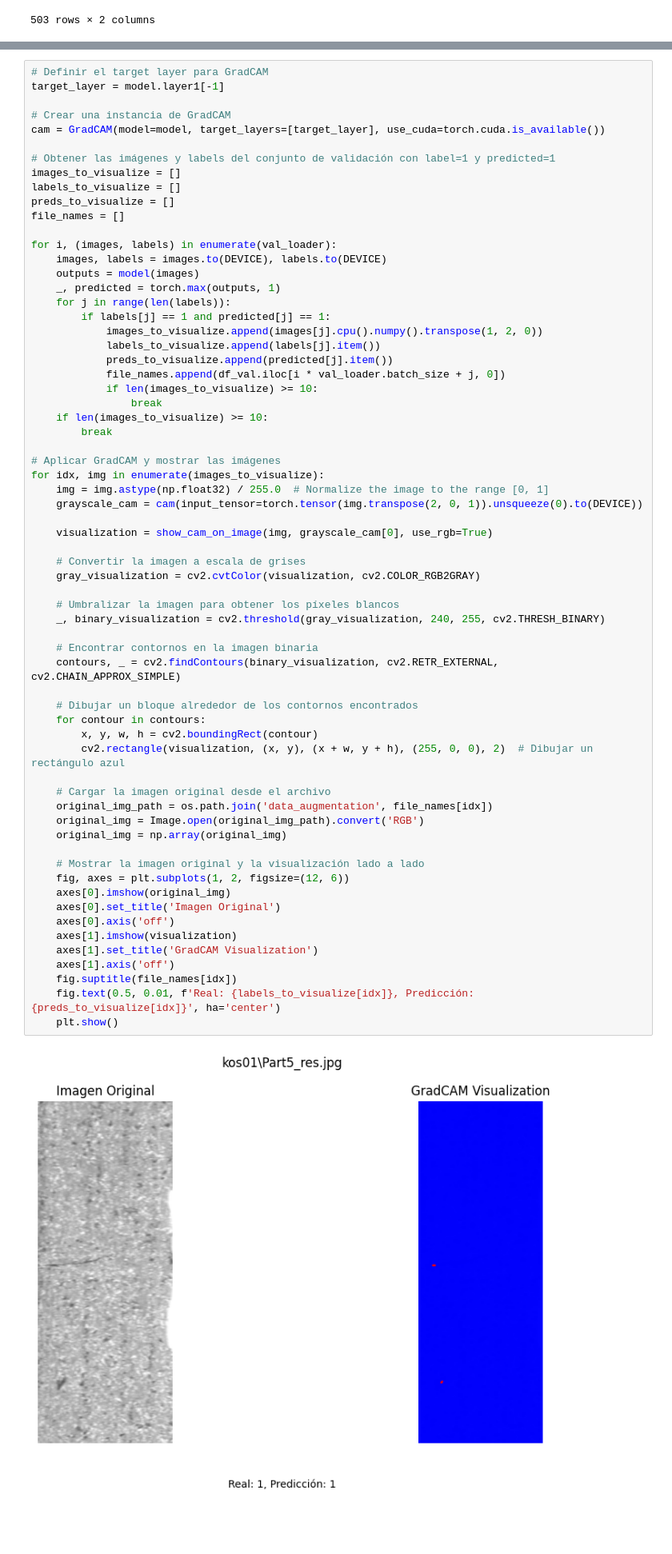
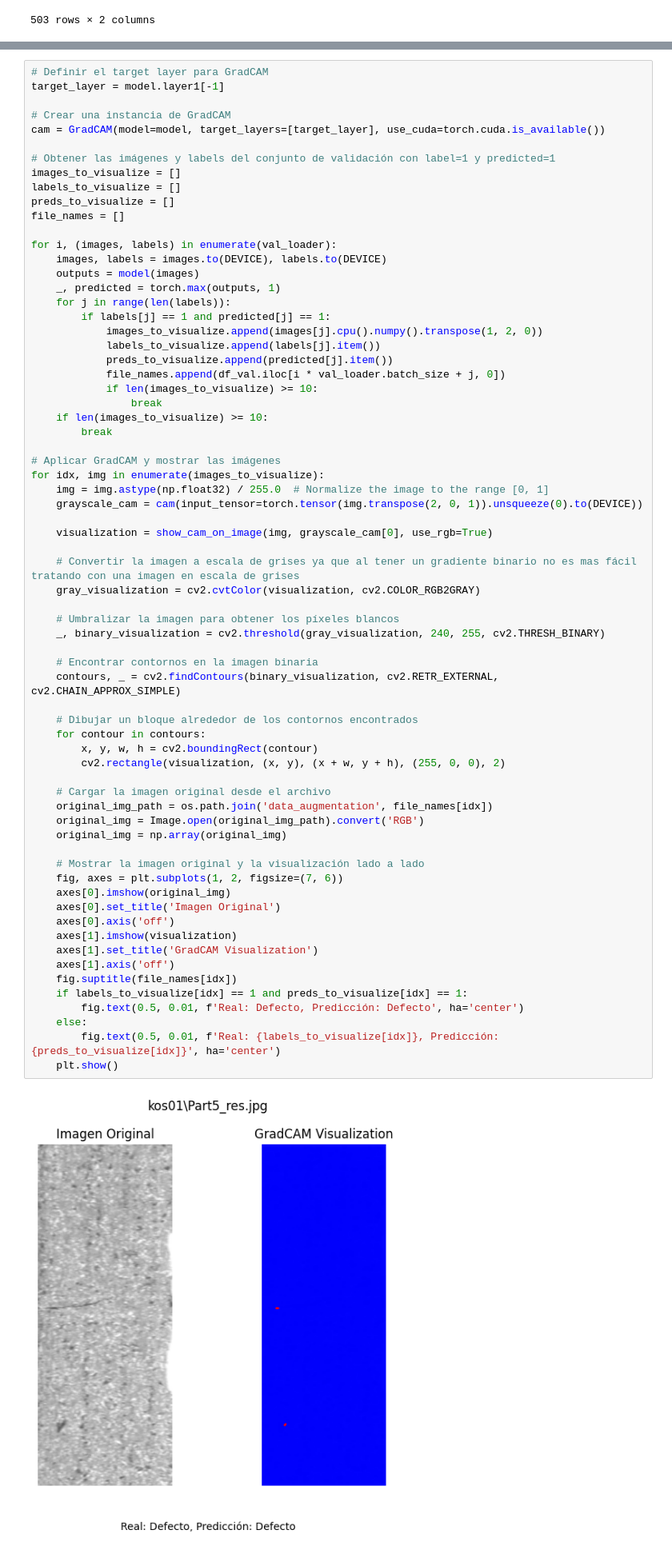
Before and after one commit to adriani94bil/Mantenimiento_Predictivo_PBL_grupo02, a Jupyter notebook: src/gradient_visualization.ipynb, the cells around one changed output, grey strips where cells are left out. Shown at 80% size. Saved outputs shown, nothing was run; the diff lists cells and outputs as text; blank space fills up the shorter version.

```diff
--- a/src/gradient_visualization.ipynb
+++ b/src/gradient_visualization.ipynb
@@ -232,35 +234,38 @@ for idx, img in enumerate(images_to_visualize):
 
     visualization = show_cam_on_image(img, grayscale_cam[0], use_rgb=True)
 
-    # Convertir la imagen a escala de grises
+    # Convertir la imagen a escala de grises ya que al tener un gradiente binario no es mas fácil tratando con una imagen en escala de grises
     gray_visualization = cv2.cvtColor(visualization, cv2.COLOR_RGB2GRAY)
 
     # Umbralizar la imagen para obtener los píxeles blancos
     _, binary_visualization = cv2.threshold(gray_visualization, 240, 255, cv2.THRESH_BINARY)
 
     # Encontrar contornos en la imagen binaria
     contours, _ = cv2.findContours(binary_visualization, cv2.RETR_EXTERNAL, cv2.CHAIN_APPROX_SIMPLE)
 
     # Dibujar un bloque alrededor de los contornos encontrados
     for contour in contours:
         x, y, w, h = cv2.boundingRect(contour)
-        cv2.rectangle(visualization, (x, y), (x + w, y + h), (255, 0, 0), 2)  # Dibujar un rectángulo azul
+        cv2.rectangle(visualization, (x, y), (x + w, y + h), (255, 0, 0), 2)
 
     # Cargar la imagen original desde el archivo
     original_img_path = os.path.join('data_augmentation', file_names[idx])
     original_img = Image.open(original_img_path).convert('RGB')
     original_img = np.array(original_img)
 
     # Mostrar la imagen original y la visualización lado a lado
-    fig, axes = plt.subplots(1, 2, figsize=(12, 6))
+    fig, axes = plt.subplots(1, 2, figsize=(7, 6))
     axes[0].imshow(original_img)
     axes[0].set_title('Imagen Original')
     axes[0].axis('off')
     axes[1].imshow(visualization)
     axes[1].set_title('GradCAM Visualization')
     axes[1].axis('off')
     fig.suptitle(file_names[idx])
-    fig.text(0.5, 0.01, f'Real: {labels_to_visualize[idx]}, Predicción: {preds_to_visualize[idx]}', ha='center')
+    if labels_to_visualize[idx] == 1 and preds_to_visualize[idx] == 1:
+        fig.text(0.5, 0.01, f'Real: Defecto, Predicción: Defecto', ha='center')
+    else:
+        fig.text(0.5, 0.01, f'Real: {labels_to_visualize[idx]}, Predicción: {preds_to_visualize[idx]}', ha='center')
     plt.show()
 # %% [output]
-[figure, old version]
+[figure, new version]
```
Also changed, not shown: parts of 3 cells of this notebook, 6 other files.
